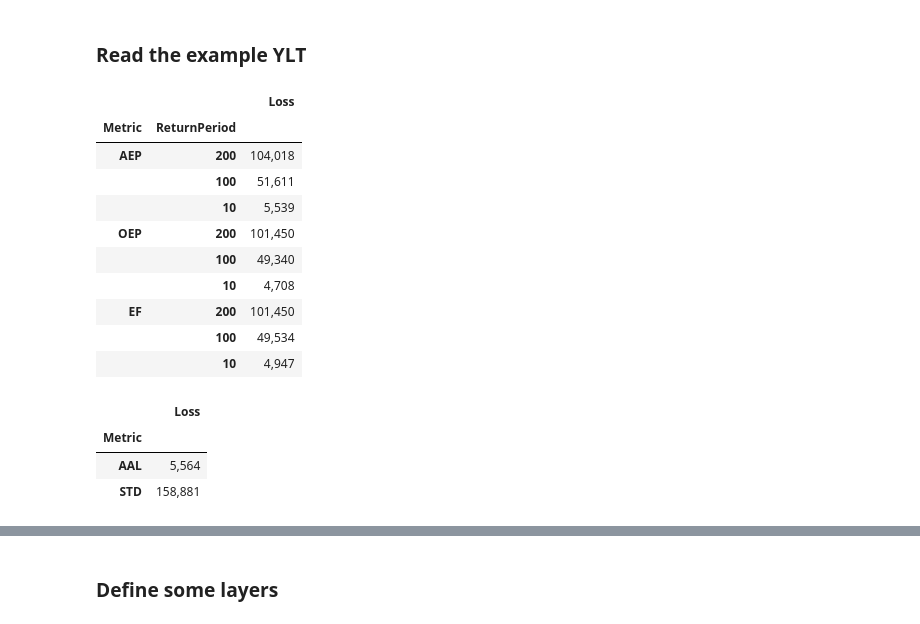
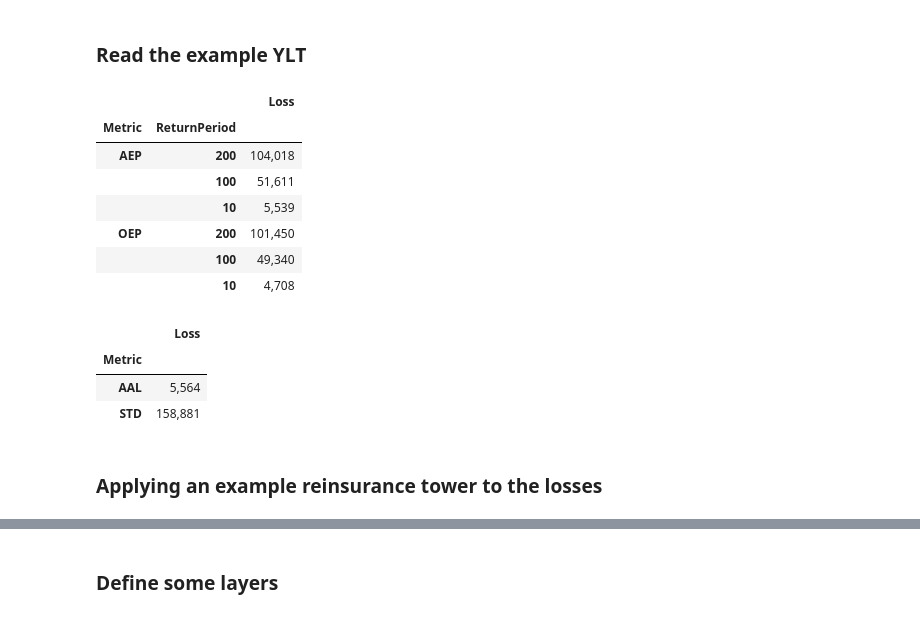
Before and after one commit to iwbailey/pandas-ylt, a Jupyter notebook: yelt_examples_layer_losses.ipynb, the cells around one changed output, grey strips where cells are left out. Cells and saved outputs as stored; diff of their text form; code cells hidden in the pictures.

Commit message:
Updated examples for showing reinsurance layer impacts

```diff
--- a/yelt_examples_layer_losses.ipynb
+++ b/yelt_examples_layer_losses.ipynb
@@ -7,29 +7,32 @@ Python modules for working in pandas with various loss data tables used for CAT
 ### Read the example YLT
 # %%
 import pandas as pd
+import matplotlib.pyplot as plt
+
 from pandas_ylt.yeareventloss import YearEventLossTable
 from pandas_ylt.yeareventallocloss import YearEventAllocLossTable
+# Define the layers
+from pandas_ylt.layer import Layer
 
 
 yelt = pd.read_csv("tests/_data/example_pareto_poisson_yelt.csv",
                     index_col=['Year', 'EventID', 'DayOfYear'])['Loss']
 yelt.attrs['n_yrs'] = 1e5
 
-display(yelt.yel.to_rp_summaries([200, 100, 10]).to_frame().style.format("{:,.0f}"))
+display(yelt.yel.to_rp_summaries([200, 100, 10], is_ef=False).to_frame().style.format("{:,.0f}"))
 display(yelt.yel.to_summary_stats_series().to_frame().style.format("{:,.0f}"))
 # %% [output]
 |  |  | Loss |
 | Metric | ReturnPeriod |  |
 | AEP | 200 | 104,018 |
 |  | 100 | 51,611 |
 |  | 10 | 5,539 |
 | OEP | 200 | 101,450 |
 |  | 100 | 49,340 |
 |  | 10 | 4,708 |
-| EF | 200 | 101,450 |
-|  | 100 | 49,534 |
-|  | 10 | 4,947 |
 |  | Loss |
 | Metric |  |
 | AAL | 5,564 |
 | STD | 158,881 |
+# %% [markdown]
+### Applying an example reinsurance tower to the losses
```
Also changed, not shown: parts of 12 cells of this notebook.
